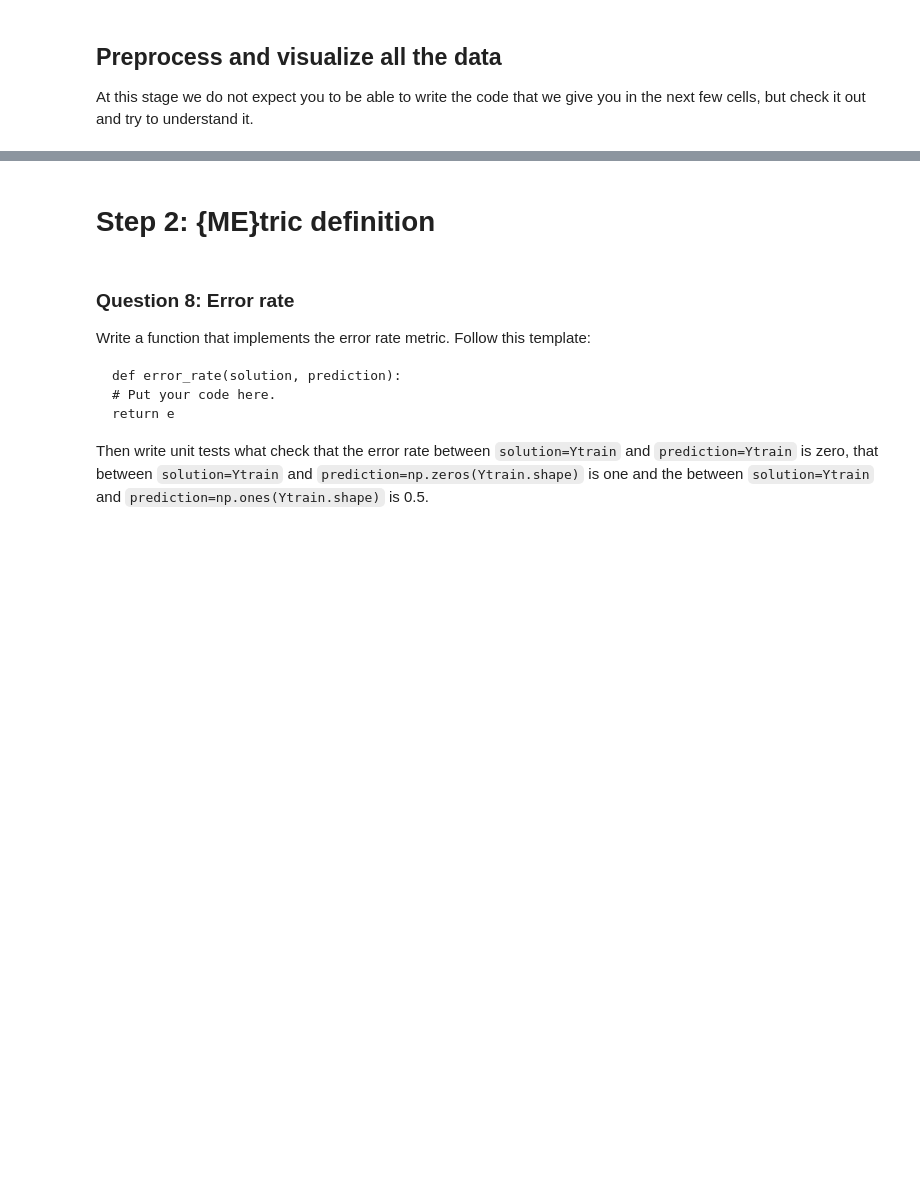
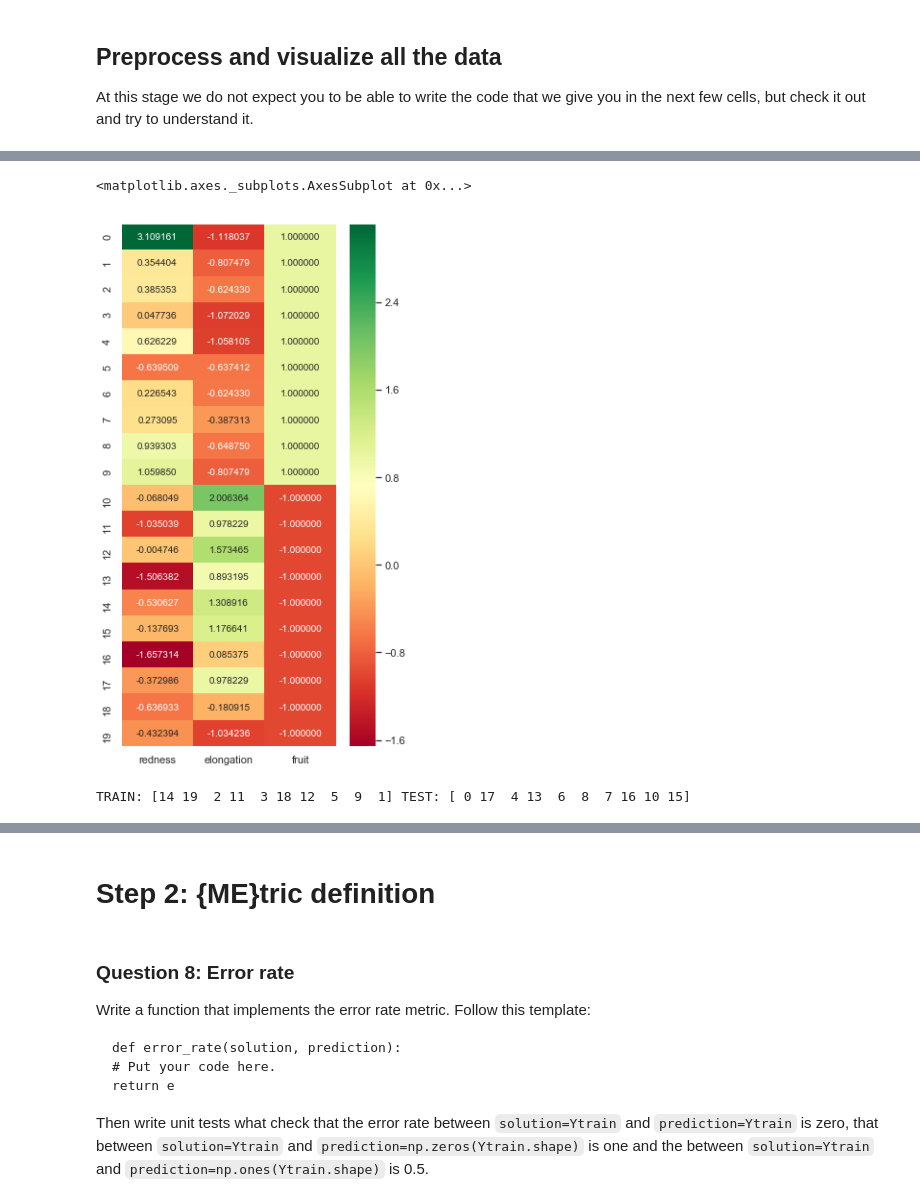
Before and after one commit to madclam/info113, a Jupyter notebook: source/HW1/workflow.ipynb, the cells around one changed output, grey strips where cells are left out. Saved outputs shown, nothing was run; the diff lists cells and outputs as text; code cells hidden in the pictures; blank space fills up the shorter version.

```diff
--- a/source/HW1/workflow.ipynb
+++ b/source/HW1/workflow.ipynb
@@ -187,8 +155,22 @@ for k in range(n):
 # %%
 # For better rendering and improved results, the features are standardized.
 # This means that for each column vector we subtract the mean and divide by the standard deviation
 from sklearn.preprocessing import StandardScaler
 scaler = StandardScaler()
-Xtrain = scaler.fit_transform(_Xtrain)
-# We apply the preprocessing transformation on test data with parameters learned on training data
-Xtest = scaler.transform(_Xtest)
+X = scaler.fit_transform(_X)
+XY = pd.DataFrame(np.append(X, Y, axis=1), columns=['redness', 'elongation', 'fruit'])
+fig=plt.figure(figsize=(5,10))
+sns.heatmap(XY, annot=True, fmt='f', cmap='RdYlGn')
+# %% [output]
+<matplotlib.axes._subplots.AxesSubplot at 0x...>
+[figure, added]
+# %%
+# Make one training-test split in a stratified manner
+from sklearn.model_selection import StratifiedShuffleSplit
+SSS = StratifiedShuffleSplit(n_splits=1, test_size=0.5, random_state=0)
+for train_index, test_index in SSS.split(X, Y):
+    print("TRAIN:", train_index, "TEST:", test_index)
+    Xtrain, Xtest = X[train_index], X[test_index]
+    Ytrain, Ytest = Y[train_index], Y[test_index]
+# %% [output]
+TRAIN: [14 19  2 11  3 18 12  5  9  1] TEST: [ 0 17  4 13  6  8  7 16 10 15]
```
Also changed, not shown: parts of 37 cells of this notebook, 20 other files.
